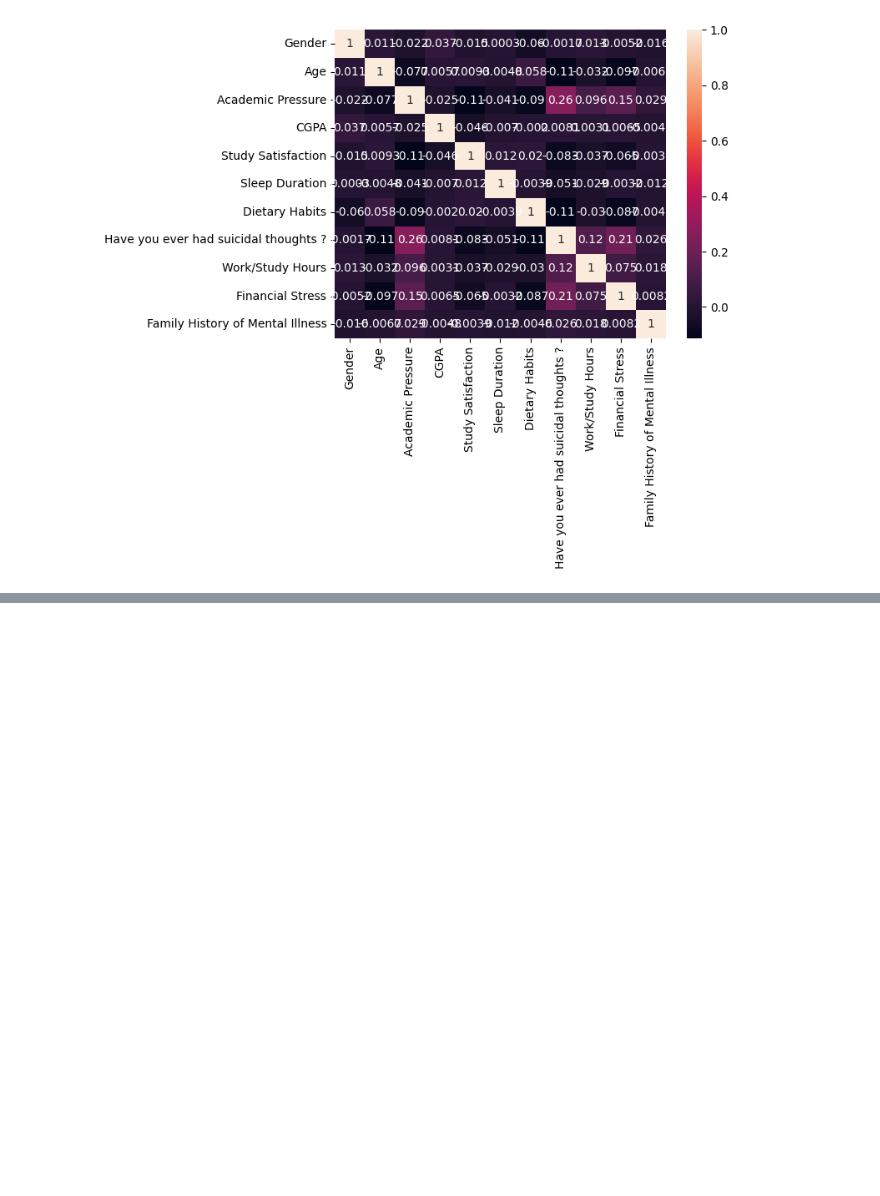
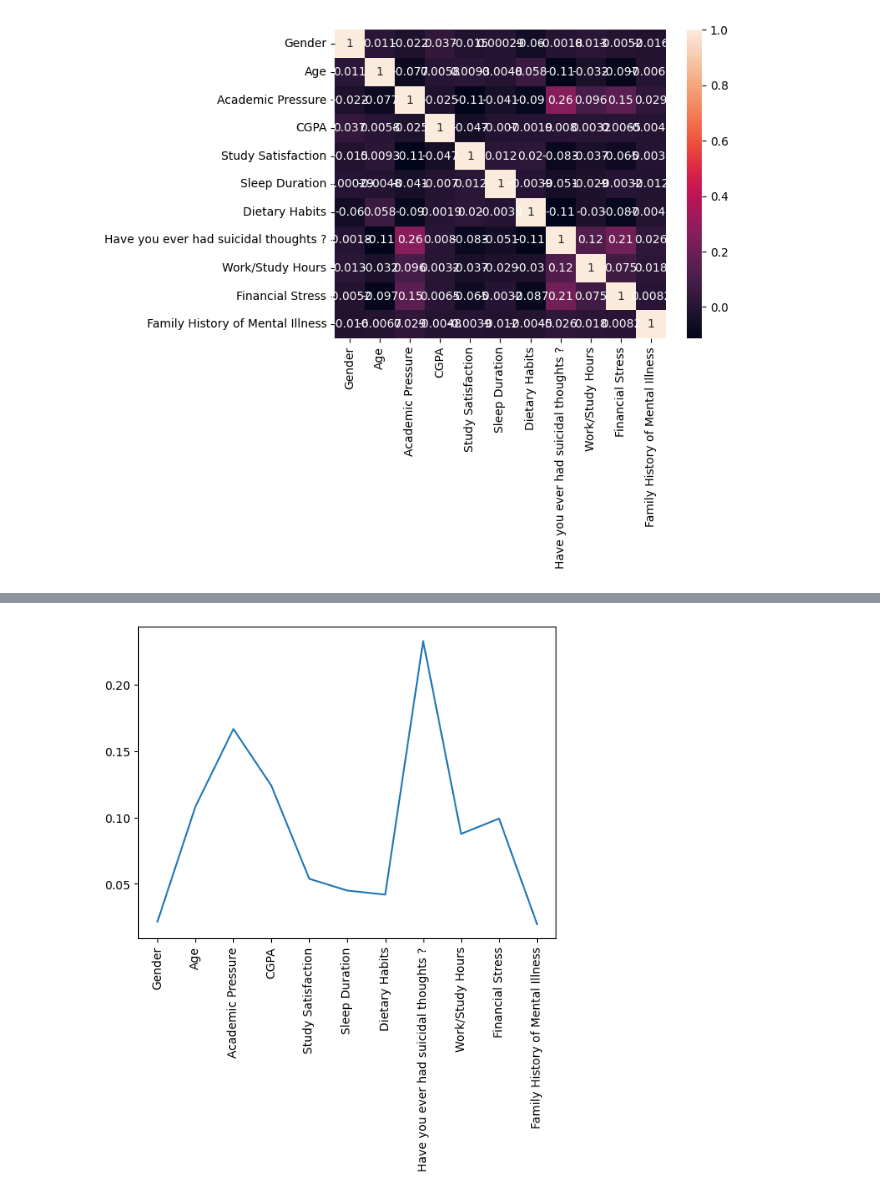
Before and after one commit to seba-art/proyecto1, a Jupyter notebook: prueba.ipynb, the cells around one changed output, grey strips where cells are left out. Cells and saved outputs as stored; diff of their text form; code cells hidden in the pictures; blank space fills up the shorter version.

```diff
--- a/prueba.ipynb
+++ b/prueba.ipynb
@@ -46,6 +46,8 @@ Financial Stress                         3
 Family History of Mental Illness         0
 Depression                               0
 dtype: int64
+# %%
+data = data.dropna()  # Eliminar filas con datos nulos
 # %%
 #Visualizar las feauteres
 
@@ -240,7 +262,7 @@ KeyError: '__reduce_cython__'
 # %%
-ss = StandardScaler()
-X = ss.fit_transform(X) #Normalizar los dato
+#ss = StandardScaler() #preguntar al profe si es necesario.
+#X = ss.fit_transform(X) #Normalizar los dato
 
-pca = PCA() #Crear un objeto PCA
-pca.fit(X) #Ajustar el PCA a los datos
-pca.explained_variance_ratio_
+#pca = PCA() #Crear un objeto PCA
+#pca.fit(X) #Ajustar el PCA a los datos
+#pca.explained_variance_ratio_
@@ -255,0 +281,10 @@ plt.show() #Display
+# %%
+X_train, X_test, y_train, y_test = train_test_split(X, y, test_size=0.3, random_state=42)
+# %%
+model = RandomForestClassifier(n_estimators=100, random_state=42)
+model.fit(X_train, y_train)
+
+y_pred = model.predict(X_test)
+
+print(confusion_matrix(y_test, y_pred))
+print(classification_report(y_test, y_pred))
@@ -255,0 +302,7 @@ plt.show() #Display
+# %%
+importances = model.feature_importances_
+plt.plot(X_train.columns,importances)
+plt.xticks(rotation = 90)
+plt.show()
+# %% [output]
+[figure, added]
```
Also changed, not shown: parts of 13 cells of this notebook.
